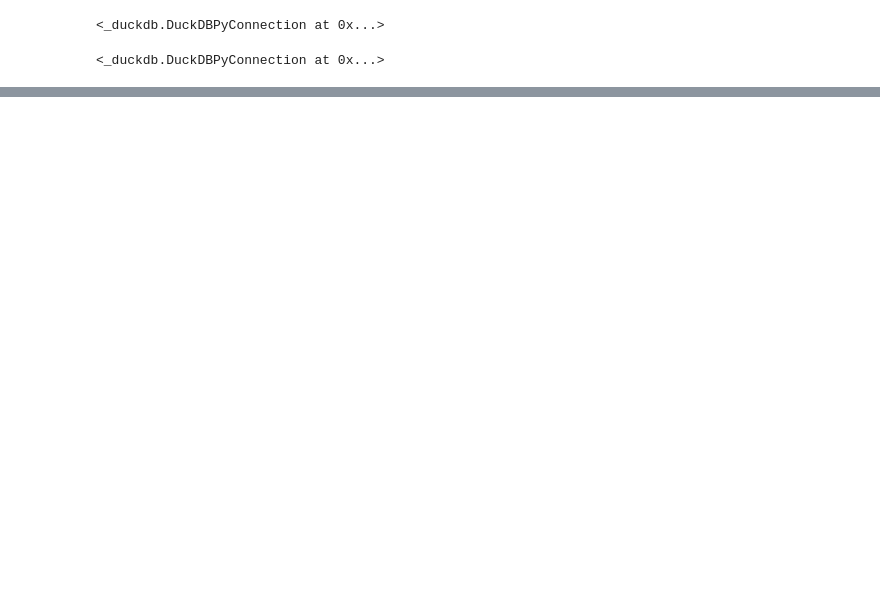
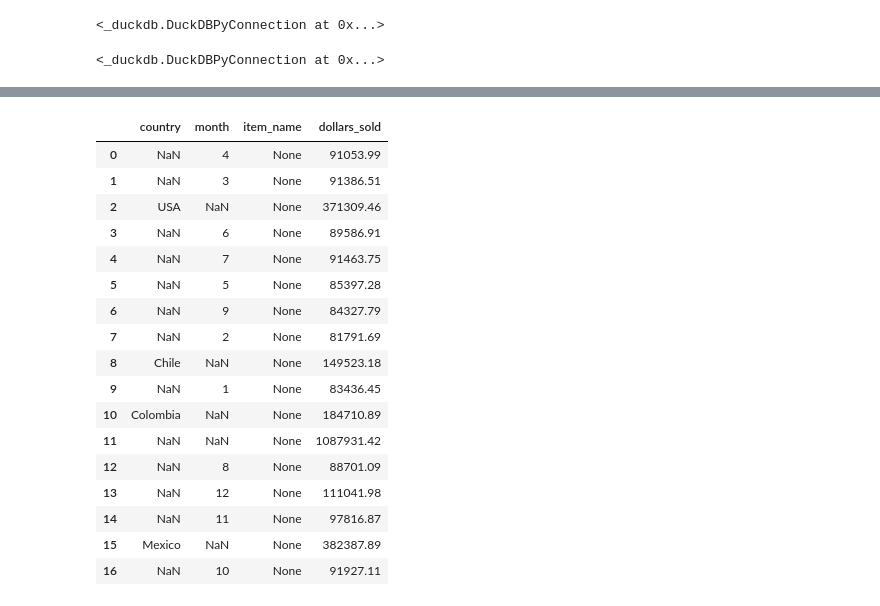
Before and after one commit to Esparrago23/Mineria_De_Datos, a Jupyter notebook: notebook.ipynb, the cells around one changed output, grey strips where cells are left out. Saved outputs shown, nothing was run; the diff lists cells and outputs as text; code cells hidden in the pictures; blank space fills up the shorter version.

```diff
--- a/notebook.ipynb
+++ b/notebook.ipynb
@@ -84,0 +182,27 @@ Shape: (30, 4)
+# %%
+iceberg_df = con.execute("""
+        select country, month, item_name, SUM(dollars_sold) AS dollars_sold
+        FROM v_sales
+        Group by cube (country, month, item_name)
+        having SUM(dollars_sold) >= 50000
+""").df()
+iceberg_df
+# %% [output]
+|  | country | month | item_name | dollars_sold |
+| 0 | NaN | 4 | None | 91053.99 |
+| 1 | NaN | 3 | None | 91386.51 |
+| 2 | USA | NaN | None | 371309.46 |
+| 3 | NaN | 6 | None | 89586.91 |
+| 4 | NaN | 7 | None | 91463.75 |
+| 5 | NaN | 5 | None | 85397.28 |
+| 6 | NaN | 9 | None | 84327.79 |
+| 7 | NaN | 2 | None | 81791.69 |
+| 8 | Chile | NaN | None | 149523.18 |
+| 9 | NaN | 1 | None | 83436.45 |
+| 10 | Colombia | NaN | None | 184710.89 |
+| 11 | NaN | NaN | None | 1087931.42 |
+| 12 | NaN | 8 | None | 88701.09 |
+| 13 | NaN | 12 | None | 111041.98 |
+| 14 | NaN | 11 | None | 97816.87 |
+| 15 | Mexico | NaN | None | 382387.89 |
+| 16 | NaN | 10 | None | 91927.11 |
```
Also changed, not shown: parts of 13 cells of this notebook.
